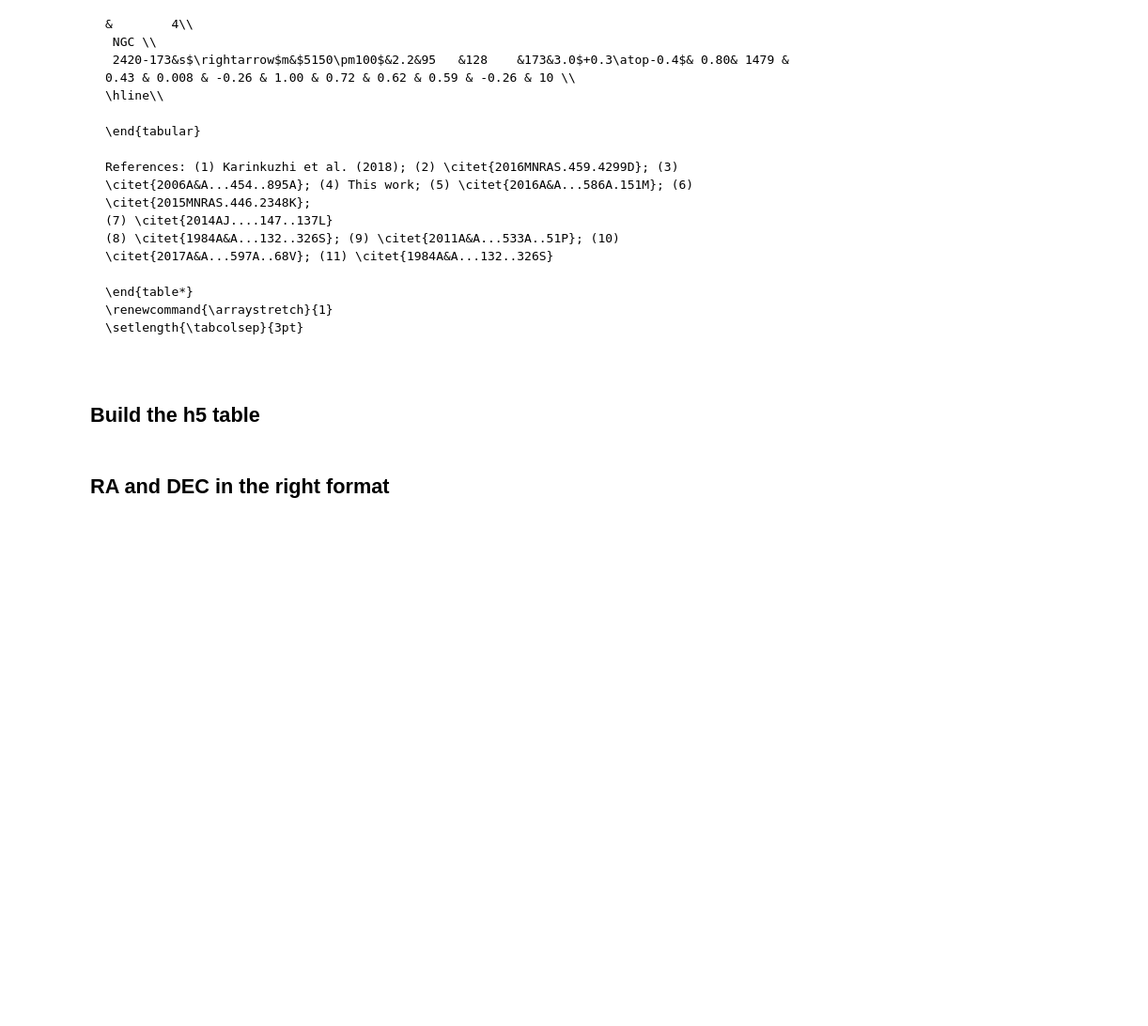
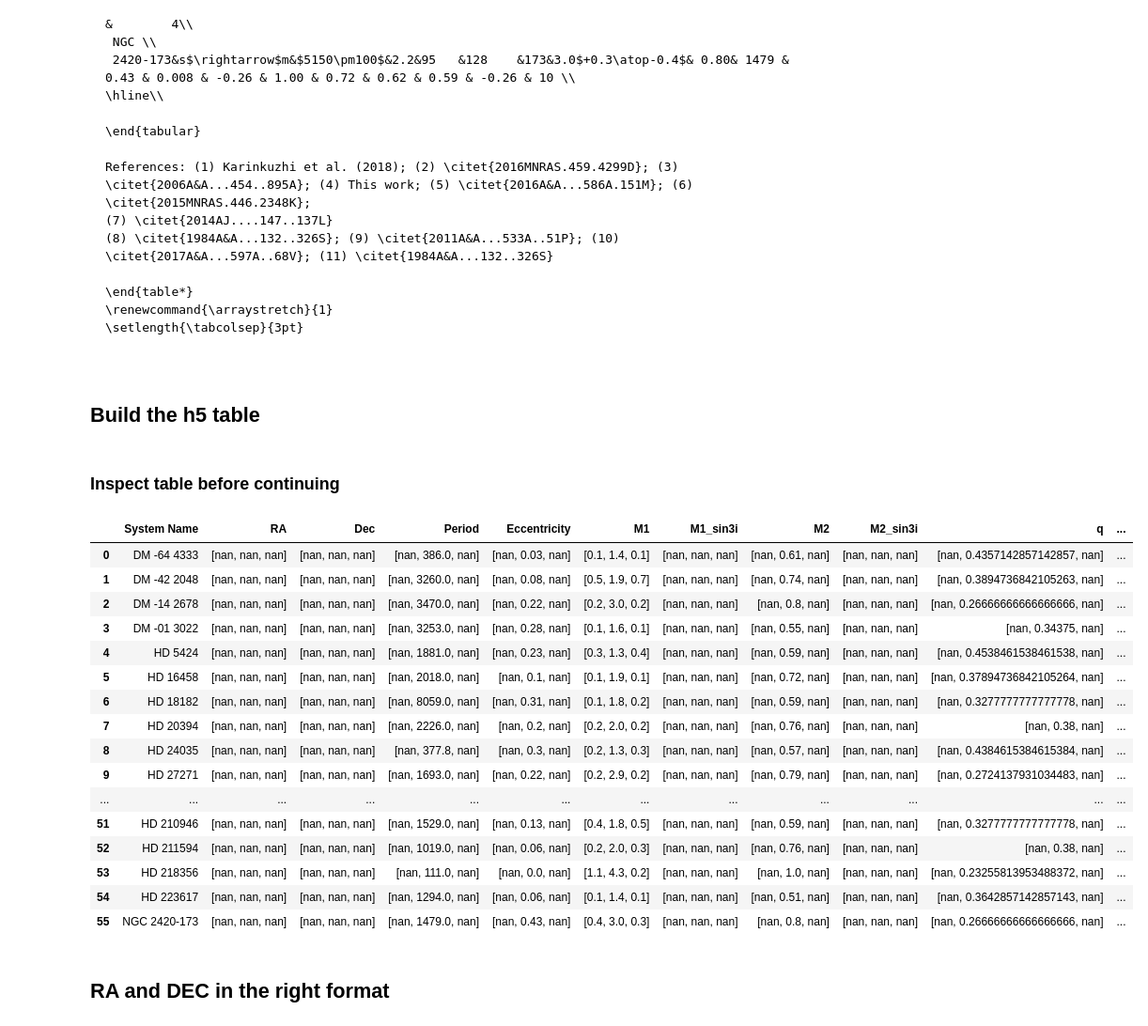
Before and after one commit to binary-observations/post_mt_catalog, a Jupyter notebook: code/data_compilation/compile_barium_stars.ipynb, the cells around one changed output. Shown: that part at 94% size. Saved outputs shown, nothing was run; the diff lists cells and outputs as text; code cells hidden in the pictures; blank space fills up the shorter version.

```diff
--- a/code/data_compilation/compile_barium_stars.ipynb
+++ b/code/data_compilation/compile_barium_stars.ipynb
@@ -447,3 +460,33 @@ for name in [r[1] for r in tab1_rows]:
+# %% [markdown]
+### Inspect table before continuing
+# %%
+# display(df)
+
+## Turns out the HD/DM headers are accidentally taken in as data rows.
+## Lets remove them.
+no_header_bool = df['System Name'] != 'HD/DM'
+
+df = df[no_header_bool].reset_index(drop=True)
+
+display(df)
+# %% [output]
+|  | System Name | RA | Dec | Period | Eccentricity | M1 | M1_sin3i | M2 | M2_sin3i | q | ... |
+| 0 | DM -64 4333 | [nan, nan, nan] | [nan, nan, nan] | [nan, 386.0, nan] | [nan, 0.03, nan] | [0.1, 1.4, 0.1] | [nan, nan, nan] | [nan, 0.61, nan] | [nan, nan, nan] | [nan, 0.4357142857142857, nan] | ... |
+| 1 | DM -42 2048 | [nan, nan, nan] | [nan, nan, nan] | [nan, 3260.0, nan] | [nan, 0.08, nan] | [0.5, 1.9, 0.7] | [nan, nan, nan] | [nan, 0.74, nan] | [nan, nan, nan] | [nan, 0.3894736842105263, nan] | ... |
+| 2 | DM -14 2678 | [nan, nan, nan] | [nan, nan, nan] | [nan, 3470.0, nan] | [nan, 0.22, nan] | [0.2, 3.0, 0.2] | [nan, nan, nan] | [nan, 0.8, nan] | [nan, nan, nan] | [nan, 0.26666666666666666, nan] | ... |
+| 3 | DM -01 3022 | [nan, nan, nan] | [nan, nan, nan] | [nan, 3253.0, nan] | [nan, 0.28, nan] | [0.1, 1.6, 0.1] | [nan, nan, nan] | [nan, 0.55, nan] | [nan, nan, nan] | [nan, 0.34375, nan] | ... |
+| 4 | HD 5424 | [nan, nan, nan] | [nan, nan, nan] | [nan, 1881.0, nan] | [nan, 0.23, nan] | [0.3, 1.3, 0.4] | [nan, nan, nan] | [nan, 0.59, nan] | [nan, nan, nan] | [nan, 0.4538461538461538, nan] | ... |
+| 5 | HD 16458 | [nan, nan, nan] | [nan, nan, nan] | [nan, 2018.0, nan] | [nan, 0.1, nan] | [0.1, 1.9, 0.1] | [nan, nan, nan] | [nan, 0.72, nan] | [nan, nan, nan] | [nan, 0.37894736842105264, nan] | ... |
+| 6 | HD 18182 | [nan, nan, nan] | [nan, nan, nan] | [nan, 8059.0, nan] | [nan, 0.31, nan] | [0.1, 1.8, 0.2] | [nan, nan, nan] | [nan, 0.59, nan] | [nan, nan, nan] | [nan, 0.3277777777777778, nan] | ... |
+| 7 | HD 20394 | [nan, nan, nan] | [nan, nan, nan] | [nan, 2226.0, nan] | [nan, 0.2, nan] | [0.2, 2.0, 0.2] | [nan, nan, nan] | [nan, 0.76, nan] | [nan, nan, nan] | [nan, 0.38, nan] | ... |
+| 8 | HD 24035 | [nan, nan, nan] | [nan, nan, nan] | [nan, 377.8, nan] | [nan, 0.3, nan] | [0.2, 1.3, 0.3] | [nan, nan, nan] | [nan, 0.57, nan] | [nan, nan, nan] | [nan, 0.4384615384615384, nan] | ... |
+| 9 | HD 27271 | [nan, nan, nan] | [nan, nan, nan] | [nan, 1693.0, nan] | [nan, 0.22, nan] | [0.2, 2.9, 0.2] | [nan, nan, nan] | [nan, 0.79, nan] | [nan, nan, nan] | [nan, 0.2724137931034483, nan] | ... |
+| ... | ... | ... | ... | ... | ... | ... | ... | ... | ... | ... | ... |
+| 51 | HD 210946 | [nan, nan, nan] | [nan, nan, nan] | [nan, 1529.0, nan] | [nan, 0.13, nan] | [0.4, 1.8, 0.5] | [nan, nan, nan] | [nan, 0.59, nan] | [nan, nan, nan] | [nan, 0.3277777777777778, nan] | ... |
+| 52 | HD 211594 | [nan, nan, nan] | [nan, nan, nan] | [nan, 1019.0, nan] | [nan, 0.06, nan] | [0.2, 2.0, 0.3] | [nan, nan, nan] | [nan, 0.76, nan] | [nan, nan, nan] | [nan, 0.38, nan] | ... |
+| 53 | HD 218356 | [nan, nan, nan] | [nan, nan, nan] | [nan, 111.0, nan] | [nan, 0.0, nan] | [1.1, 4.3, 0.2] | [nan, nan, nan] | [nan, 1.0, nan] | [nan, nan, nan] | [nan, 0.23255813953488372, nan] | ... |
+| 54 | HD 223617 | [nan, nan, nan] | [nan, nan, nan] | [nan, 1294.0, nan] | [nan, 0.06, nan] | [0.1, 1.4, 0.1] | [nan, nan, nan] | [nan, 0.51, nan] | [nan, nan, nan] | [nan, 0.3642857142857143, nan] | ... |
+| 55 | NGC 2420-173 | [nan, nan, nan] | [nan, nan, nan] | [nan, 1479.0, nan] | [nan, 0.43, nan] | [0.4, 3.0, 0.3] | [nan, nan, nan] | [nan, 0.8, nan] | [nan, nan, nan] | [nan, 0.26666666666666666, nan] | ... |
 # %% [markdown]
 ## RA and DEC in the right format
 # %%
```
Also changed, not shown: parts of 11 cells of this notebook, 1 other file.
